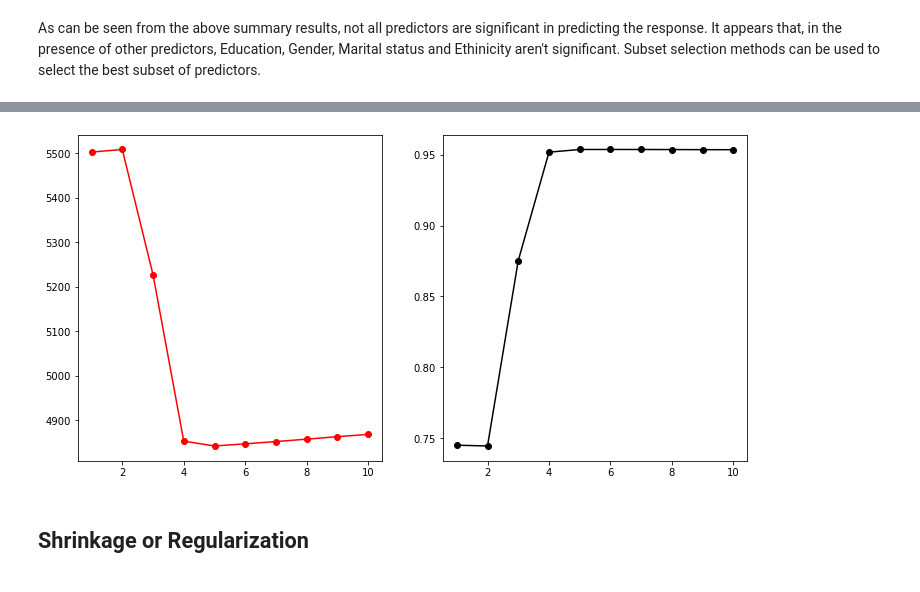
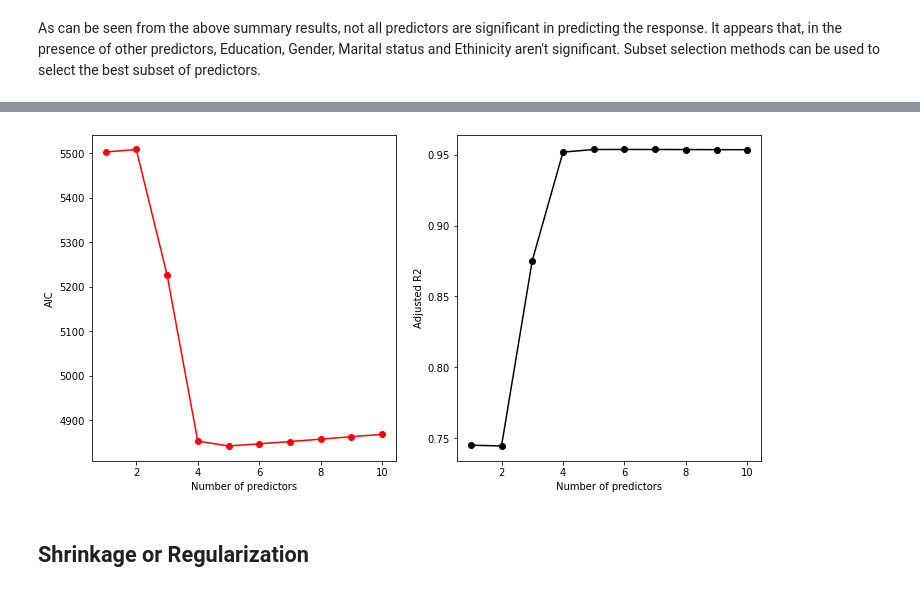
Before and after one commit to jvenepal/ISL, a Jupyter notebook: notebooks/chap6.ipynb, the cells around one changed output, grey strips where cells are left out. Cells and saved outputs as stored; diff of their text form; code cells hidden in the pictures.

```diff
--- a/notebooks/chap6.ipynb
+++ b/notebooks/chap6.ipynb
@@ -79,22 +84,26 @@ As can be seen from the above summary results, not all predictors are significan
 # %%
-# the task to choose a best OLS model for a # of predictors k=1,...,p and plot aic,bic,r2
-# this requires running 2^11 models. Also, I don't know how to do permutation of the columns.
-# instead, use sklearn to select k best features and input the selected features to OLS
+# text book fits 2^p models and chooses a best model Mk for each of the k=0,1,...,p predictors
+# it then plots cp, bic and adjusted R2 scores for these best models Mk, k=0,1,...p
+# Instead, I use sklearn to select k best features and input the selected features to OLS
 # I am NOT SURE IF THIS IS EVEN WORKING!!
 from sklearn.feature_selection import SelectKBest, f_regression
 
 aic_scores, r2_scores = [], []
 for k in range(1, len(X.columns)):
     X_new = SelectKBest(score_func=f_regression, k=k).fit_transform(X, y)
     model = sm.OLS(y, sm.add_constant(X_new)).fit()
     aic_scores.append(model.bic)
     r2_scores.append(model.rsquared_adj)
 
 fig, ax = plt.subplots(1,2, figsize=(12, 6))
 ax[0].plot(range(1, len(X.columns)), aic_scores, 'r-o');
-ax[1].plot(range(1, len(X.columns)), r2_scores, 'k-o');
+ax[0].set_xlabel('Number of predictors')
+ax[0].set_ylabel('AIC')
+ax[1].plot(range(1, len(X.columns)), r2_scores, 'k-o')
+ax[1].set_xlabel('Number of predictors')
+ax[1].set_ylabel('Adjusted R2');
 # %% [output]
-[figure, old version]
+[figure, new version]
 # %% [markdown]
 ## Shrinkage or Regularization
 # %% [markdown]
```
Also changed, not shown: parts of 8 cells of this notebook, 10 other files.
